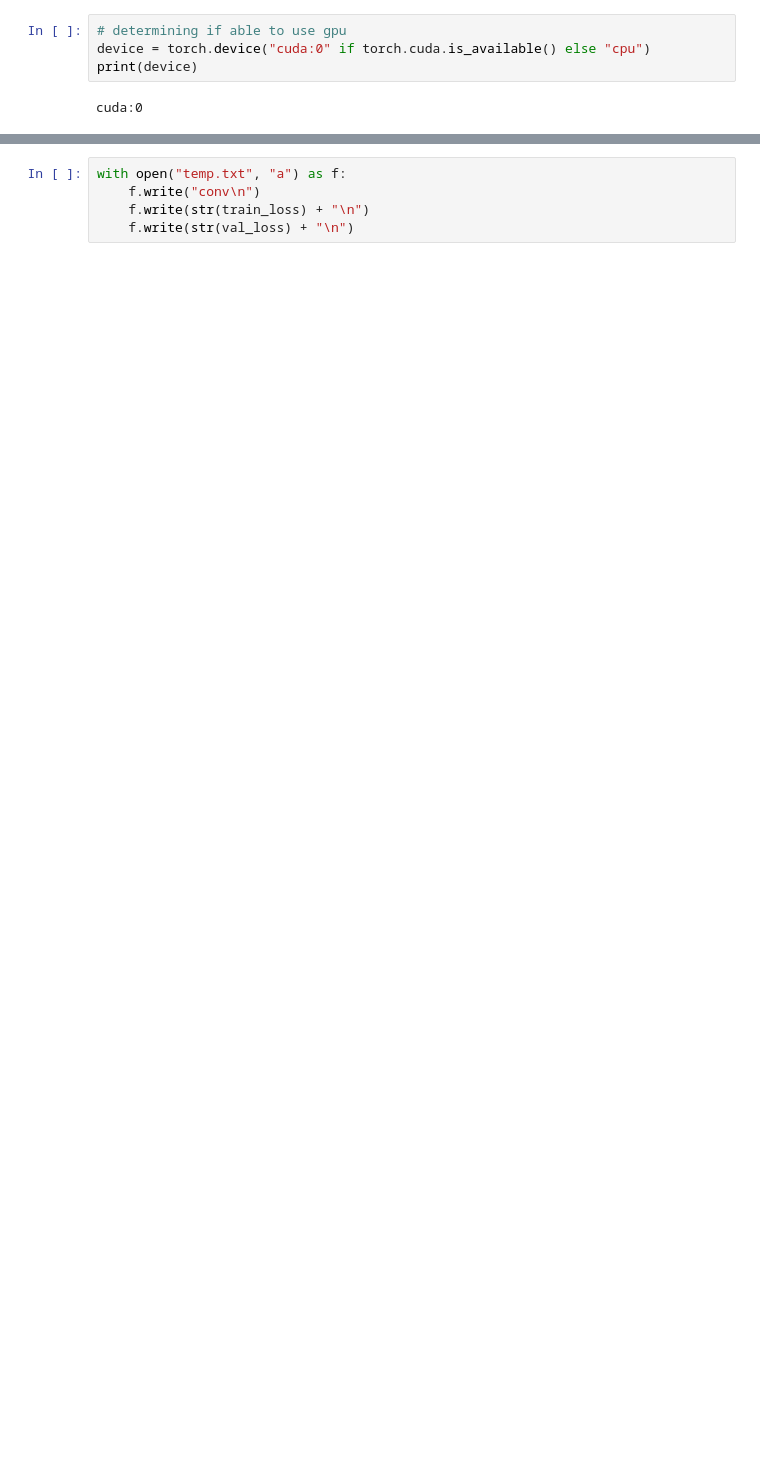
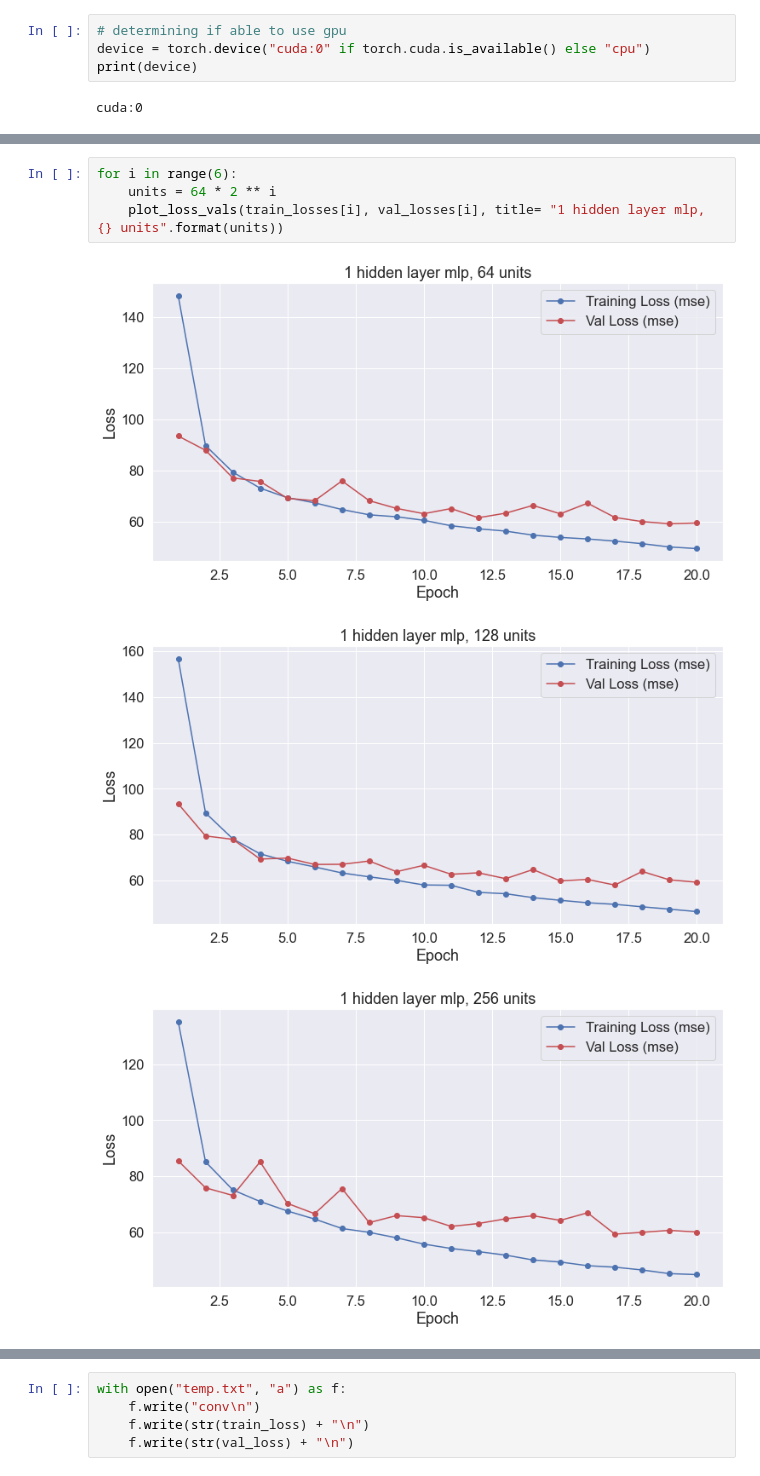
Before and after one commit to igemto-drylab/igemto-drylab, a Jupyter notebook: Track-2/dev.ipynb, the cells around one changed output, grey strips where cells are left out. Drawn from its saved outputs; the diff is of its cells as text; blank space fills up the shorter version.

```diff
--- a/Track-2/dev.ipynb
+++ b/Track-2/dev.ipynb
@@ -178,0 +205,8 @@ def savemodel(model, modelname, iter=0):
+# %%
+for i in range(6):
+    units = 64 * 2 ** i
+    plot_loss_vals(train_losses[i], val_losses[i], title= "1 hidden layer mlp, {} units".format(units))
+# %% [output]
+[figure, added]
+[figure, added]
+[figure, added]
```
Also changed, not shown: parts of 8 cells of this notebook, 4 other files.
